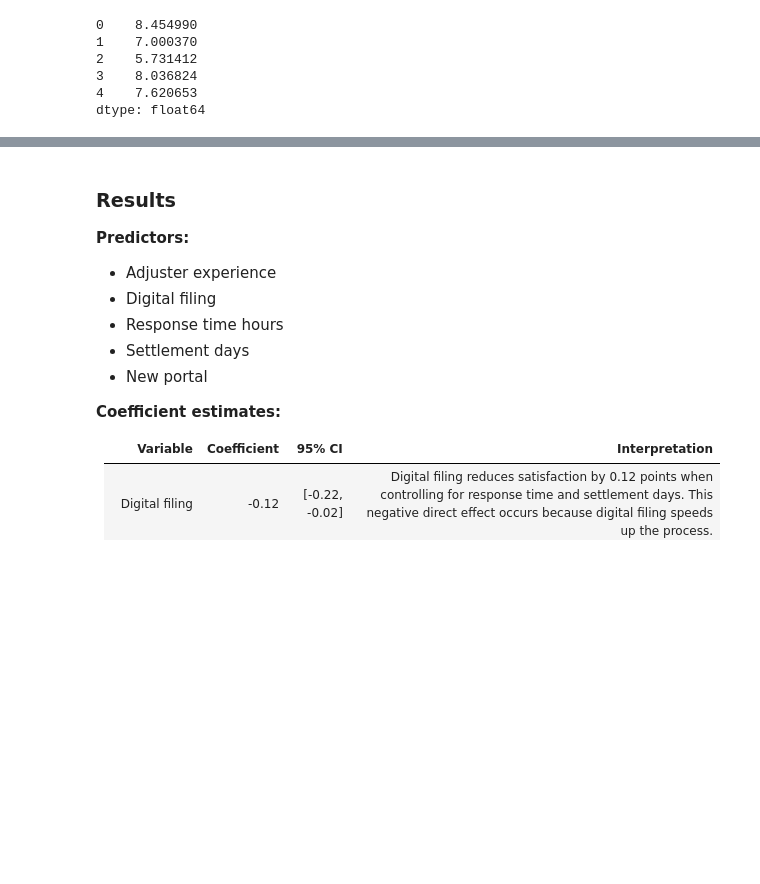
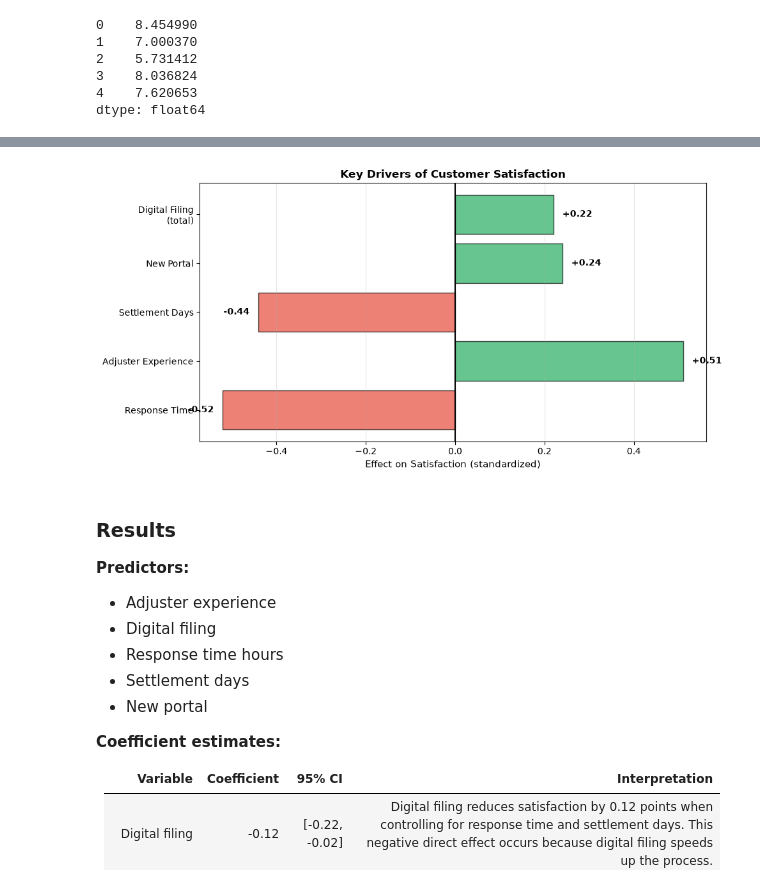
Before and after one commit to jscode-1302/insurance-claims-optimization, a Jupyter notebook: analysis.ipynb, the cells around one changed output, grey strips where cells are left out. Cells and saved outputs as stored; diff of their text form; code cells hidden in the pictures; blank space fills up the shorter version.

```diff
--- a/analysis.ipynb
+++ b/analysis.ipynb
@@ -595,6 +636,34 @@ df.describe()
 | 50% | 3875.770000 | 44.000000 | 5.400000 | 5.400000 | 1.710000 | ... |
 | 75% | 7878.905000 | 54.000000 | 8.000000 | 8.000000 | 2.805000 | ... |
 | max | 156945.330000 | 85.000000 | 24.800000 | 20.000000 | 17.050000 | ... |
+# %%
+# Satisfaction drivers visualization for README
+fig, ax = plt.subplots(figsize=(10, 5))
+
+drivers = ['Response Time', 'Adjuster Experience', 'Settlement Days', 'New Portal', 'Digital Filing\n(total)']
+effects = [-0.52, 0.51, -0.44, 0.24, 0.22]
+colors = ['#E74C3C' if x < 0 else '#27AE60' for x in effects]
+
+bars = ax.barh(drivers, effects, color=colors, alpha=0.7, edgecolor='black')
+
+# Add value labels
+for bar, effect in zip(bars, effects):
+    width = bar.get_width()
+    label_x = width + (0.02 if width > 0 else -0.02)
+    ha = 'left' if width > 0 else 'right'
+    ax.text(label_x, bar.get_y() + bar.get_height()/2., f'{effect:+.2f}',
+            ha=ha, va='center', fontsize=10, fontweight='bold')
+
+ax.axvline(x=0, color='black', linewidth=1.5)
+ax.set_xlabel('Effect on Satisfaction (standardized)', fontsize=11)
+ax.set_title('Key Drivers of Customer Satisfaction', fontsize=12, fontweight='bold')
+ax.grid(axis='x', alpha=0.3)
+
+plt.tight_layout()
+plt.savefig('images/satisfaction_drivers.png', dpi=300, bbox_inches='tight')
+plt.show()
+# %% [output]
+[figure, added]
 # %% [markdown]
 ### Results
 
```
Also changed, not shown: parts of 6 cells of this notebook, 5 other files.
